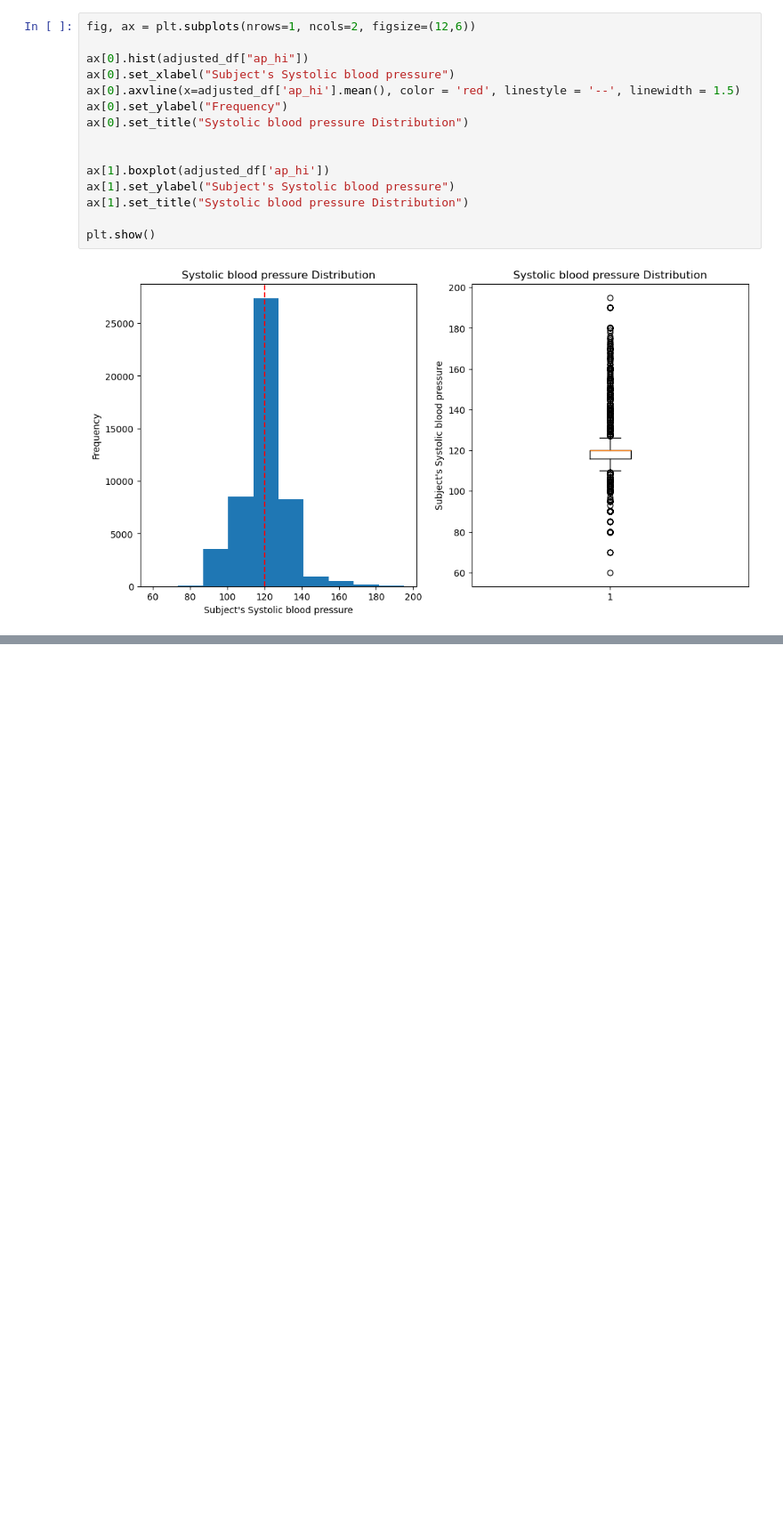
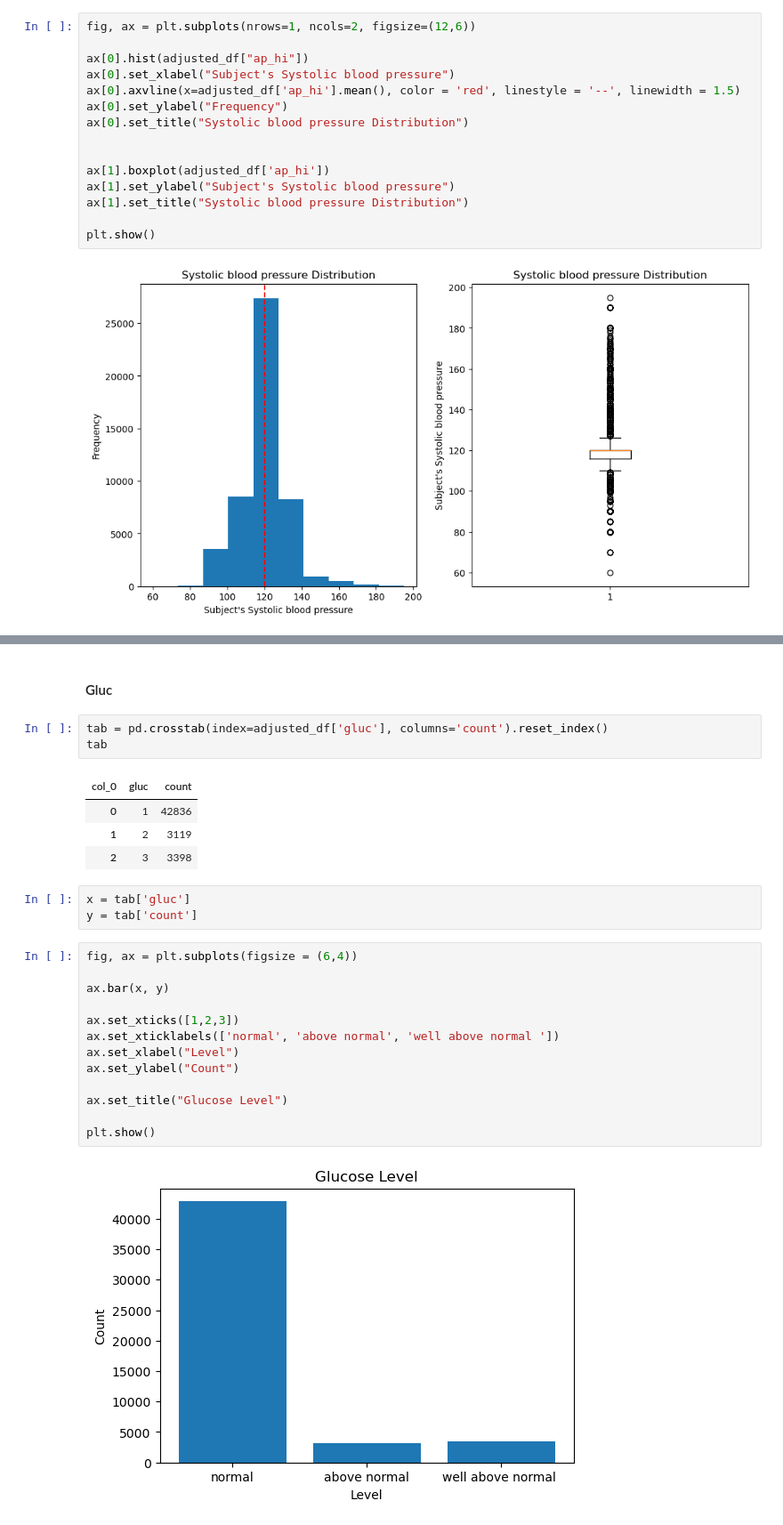
Before and after one commit to AbdullahBera/heart-attack-analysis, a Jupyter notebook: analysis.ipynb, the cells around one changed output, grey strips where cells are left out. Shown at 89% size. Saved outputs shown, nothing was run; the diff lists cells and outputs as text; blank space fills up the shorter version.

```diff
--- a/analysis.ipynb
+++ b/analysis.ipynb
@@ -716,0 +775,28 @@ plt.show()
+# %% [markdown]
+#### Gluc
+# %%
+tab = pd.crosstab(index=adjusted_df['gluc'], columns='count').reset_index()
+tab
+# %% [output]
+| col_0 | gluc | count |
+| 0 | 1 | 42836 |
+| 1 | 2 | 3119 |
+| 2 | 3 | 3398 |
+# %%
+x = tab['gluc']
+y = tab['count']
+# %%
+fig, ax = plt.subplots(figsize = (6,4))
+
+ax.bar(x, y)
+
+ax.set_xticks([1,2,3])
+ax.set_xticklabels(['normal', 'above normal', 'well above normal '])
+ax.set_xlabel("Level")
+ax.set_ylabel("Count")
+
+ax.set_title("Glucose Level")
+
+plt.show()
+# %% [output]
+[figure, added]
```
Also changed, not shown: parts of 25 cells of this notebook.
